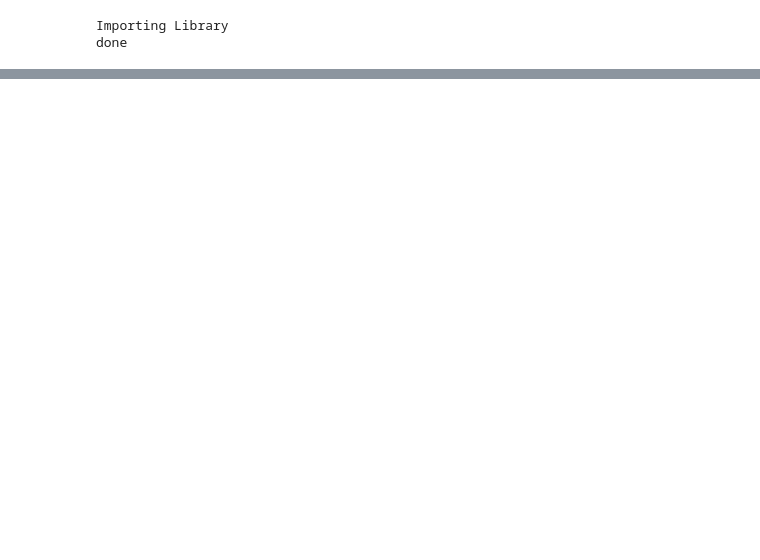
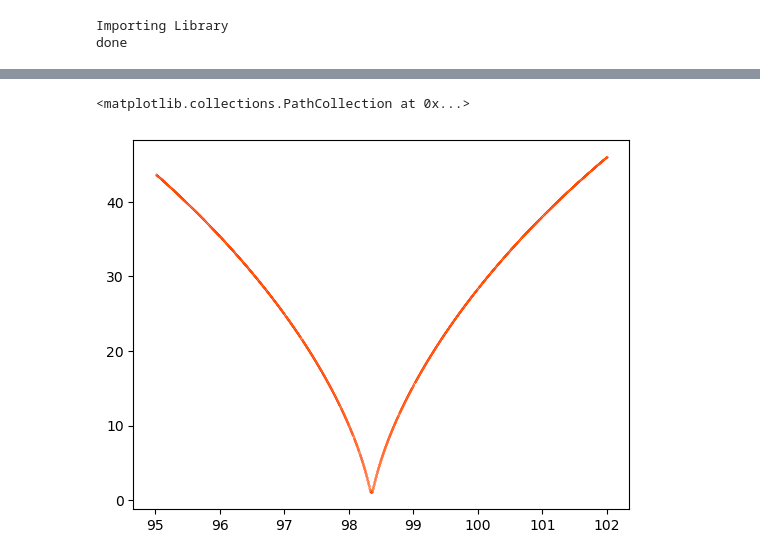
Before and after one commit to ShinnosukeSatoh/NewCurrentSheetModel, a Jupyter notebook: MAG_data_stetch.ipynb, the cells around one changed output, grey strips where cells are left out. Cells and saved outputs as stored; diff of their text form; code cells hidden in the pictures; blank space fills up the shorter version.

```diff
--- a/MAG_data_stetch.ipynb
+++ b/MAG_data_stetch.ipynb
@@ -146,3 +154,8 @@ plt.plot(MLT)
+# %%
+plt.scatter(time, np.sqrt(rx**2+ry**2+rz**2)/71492, s=0.005)
+# %% [output]
+<matplotlib.collections.PathCollection at 0x...>
+[figure, added]
 # %%
 print(1/((time[2]-time[1])*60*60*24),  'Hz')
 # %% [output]
```
Also changed, not shown: parts of 12 cells of this notebook, 11 other files.
